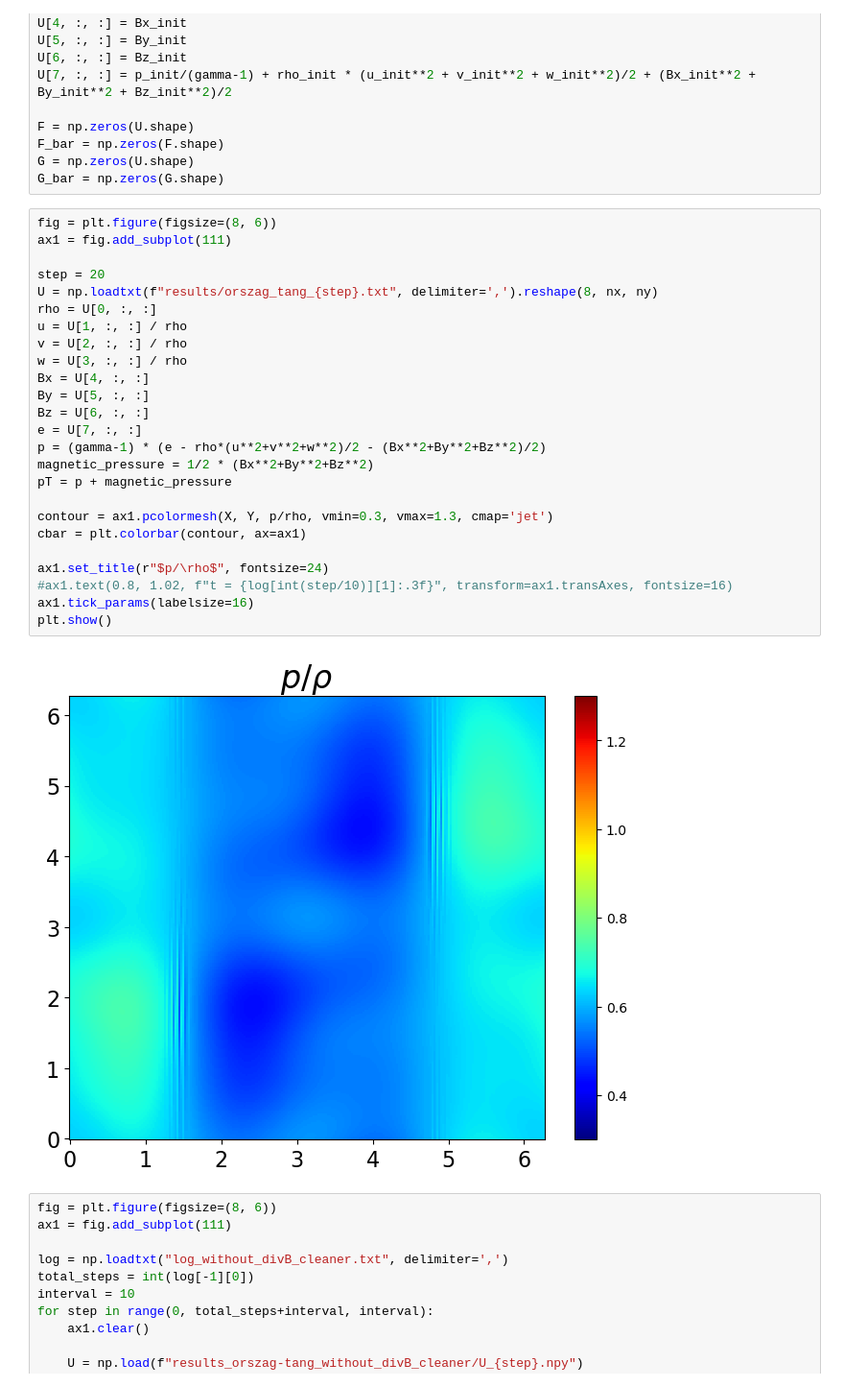
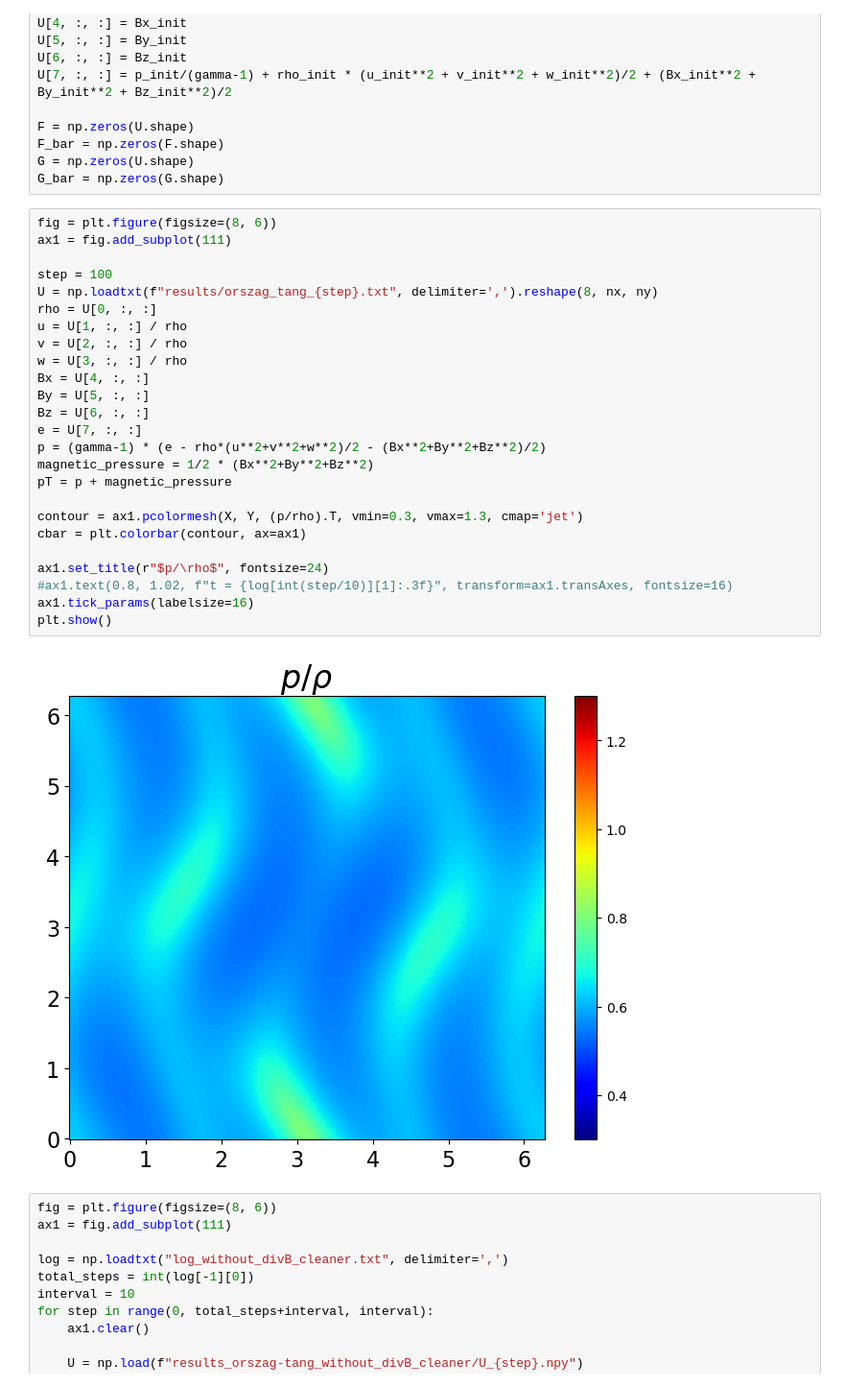
Before and after one commit to keita-akutagawa/IdealMHD_cpp, a Jupyter notebook: examples_2D/orszag_tang/orszag_tang_without_divB_cleaner.ipynb, the cells around one changed output. Shown: that part at 96% size. Cells and saved outputs as stored; diff of their text form.

```diff
--- a/examples_2D/orszag_tang/orszag_tang_without_divB_cleaner.ipynb
+++ b/examples_2D/orszag_tang/orszag_tang_without_divB_cleaner.ipynb
@@ -44,30 +44,30 @@ G_bar = np.zeros(G.shape)
 # %%
 fig = plt.figure(figsize=(8, 6))
 ax1 = fig.add_subplot(111)
 
-step = 20
+step = 100
 U = np.loadtxt(f"results/orszag_tang_{step}.txt", delimiter=',').reshape(8, nx, ny)
 rho = U[0, :, :]
 u = U[1, :, :] / rho
 v = U[2, :, :] / rho
 w = U[3, :, :] / rho
 Bx = U[4, :, :]
 By = U[5, :, :]
 Bz = U[6, :, :]
 e = U[7, :, :]
 p = (gamma-1) * (e - rho*(u**2+v**2+w**2)/2 - (Bx**2+By**2+Bz**2)/2)
 magnetic_pressure = 1/2 * (Bx**2+By**2+Bz**2)
 pT = p + magnetic_pressure
 
-contour = ax1.pcolormesh(X, Y, p/rho, vmin=0.3, vmax=1.3, cmap='jet')
+contour = ax1.pcolormesh(X, Y, (p/rho).T, vmin=0.3, vmax=1.3, cmap='jet')
 cbar = plt.colorbar(contour, ax=ax1)
 
 ax1.set_title(r"$p/\rho$", fontsize=24)
 #ax1.text(0.8, 1.02, f"t = {log[int(step/10)][1]:.3f}", transform=ax1.transAxes, fontsize=16)
 ax1.tick_params(labelsize=16)
 plt.show()
 # %% [output]
-[figure, old version]
+[figure, new version]
 # %%
 fig = plt.figure(figsize=(8, 6))
 ax1 = fig.add_subplot(111)
```
Also changed, not shown: 4 other files.
